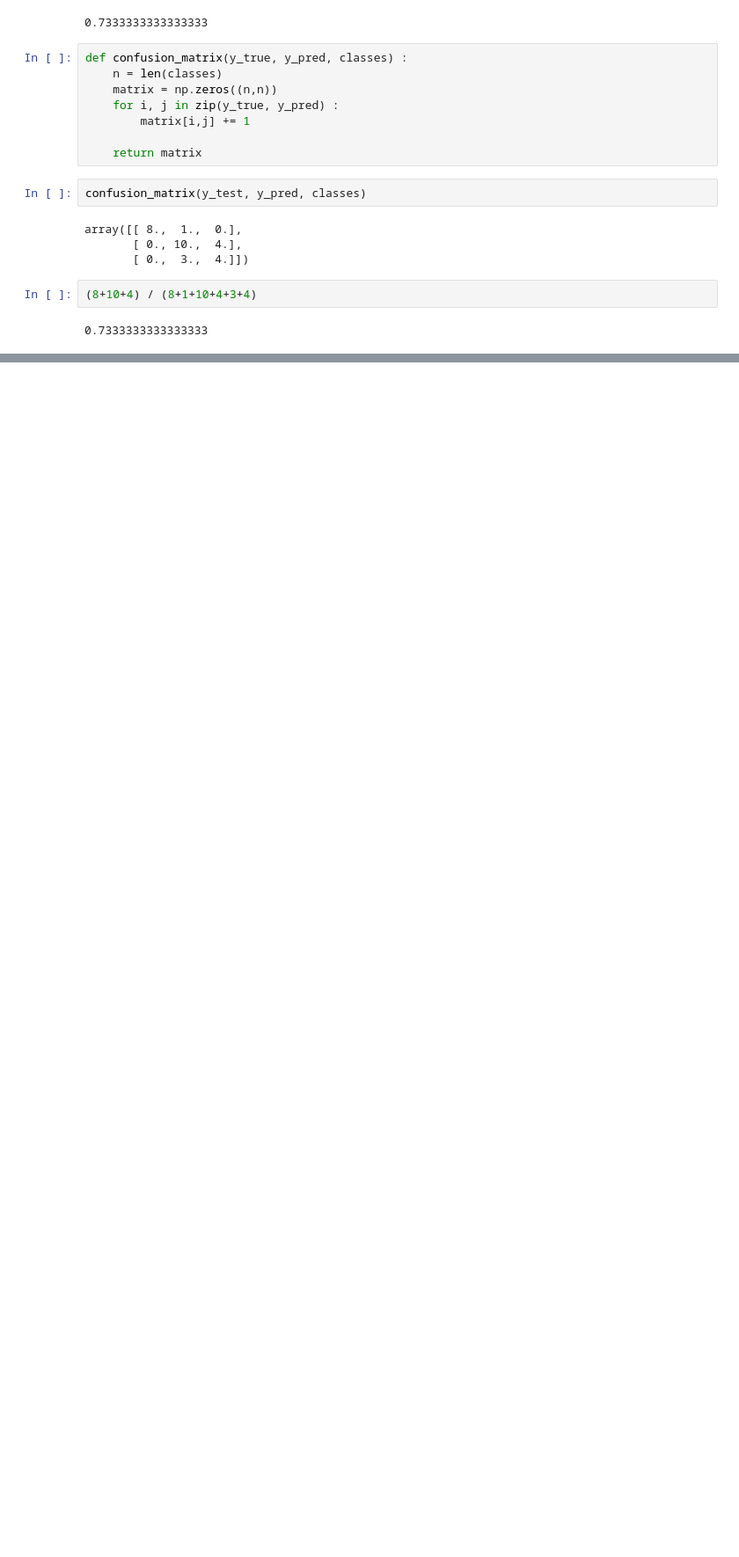
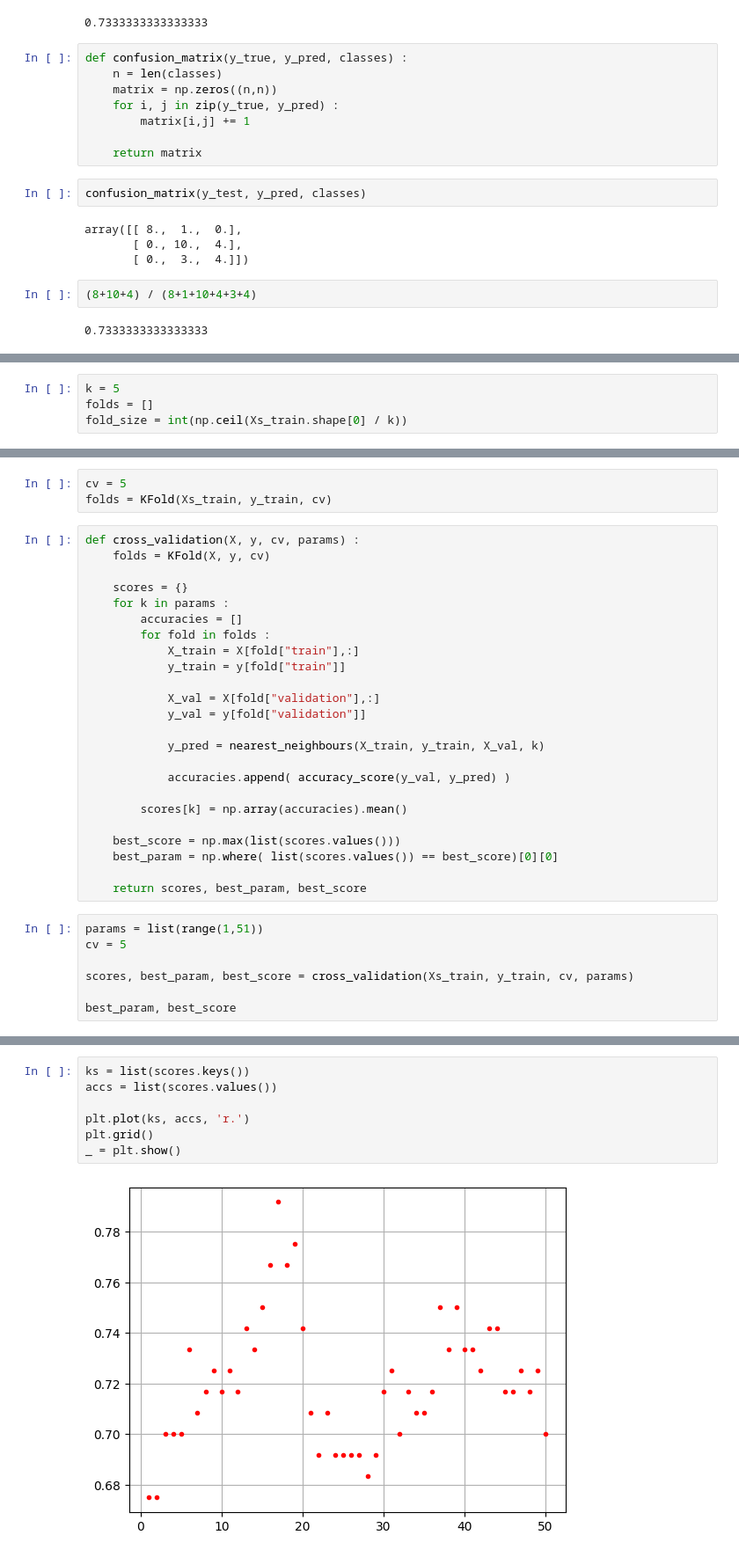
Before and after one commit to sreent/machine-learning, a Jupyter notebook: Code Walk Through/K-Nearest Neighbours.ipynb, the cells around one changed output, grey strips where cells are left out. Shown at 88% size. Cells and saved outputs as stored; diff of their text form; blank space fills up the shorter version.

```diff
--- a/Code Walk Through/K-Nearest Neighbours.ipynb
+++ b/Code Walk Through/K-Nearest Neighbours.ipynb
@@ -325,0 +314,4 @@ array([0, 2, 1, 0, 2, 0, 2, 2, 2, 0, 0, 2, 1, 0, 1, 0, 0, 2, 0, 2, 1, 0,
+# %%
+k = 5
+folds = []
+fold_size = int(np.ceil(Xs_train.shape[0] / k))
@@ -325,0 +331,34 @@ array([0, 2, 1, 0, 2, 0, 2, 2, 2, 0, 0, 2, 1, 0, 1, 0, 0, 2, 0, 2, 1, 0,
+# %%
+cv = 5
+folds = KFold(Xs_train, y_train, cv)
+# %%
+def cross_validation(X, y, cv, params) :
+    folds = KFold(X, y, cv)
+
+    scores = {}
+    for k in params :
+        accuracies = []
+        for fold in folds :
+            X_train = X[fold["train"],:]
+            y_train = y[fold["train"]]
+
+            X_val = X[fold["validation"],:]
+            y_val = y[fold["validation"]]
+
+            y_pred = nearest_neighbours(X_train, y_train, X_val, k)
+
+            accuracies.append( accuracy_score(y_val, y_pred) )
+
+        scores[k] = np.array(accuracies).mean()
+
+    best_score = np.max(list(scores.values()))
+    best_param = np.where( list(scores.values()) == best_score)[0][0]
+
+    return scores, best_param, best_score
+# %%
+params = list(range(1,51))
+cv = 5
+
+scores, best_param, best_score = cross_validation(Xs_train, y_train, cv, params)
+
+best_param, best_score
@@ -325,0 +367,9 @@ array([0, 2, 1, 0, 2, 0, 2, 2, 2, 0, 0, 2, 1, 0, 1, 0, 0, 2, 0, 2, 1, 0,
+# %%
+ks = list(scores.keys())
+accs = list(scores.values())
+
+plt.plot(ks, accs, 'r.')
+plt.grid()
+_ = plt.show()
+# %% [output]
+[figure, added]
```
Also changed, not shown: parts of 6 cells of this notebook.
